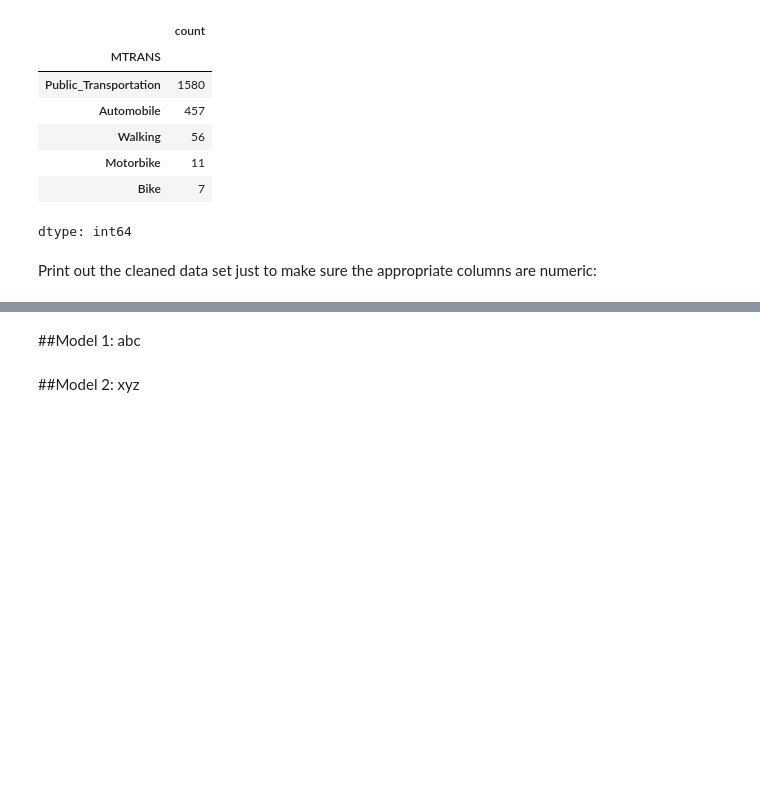
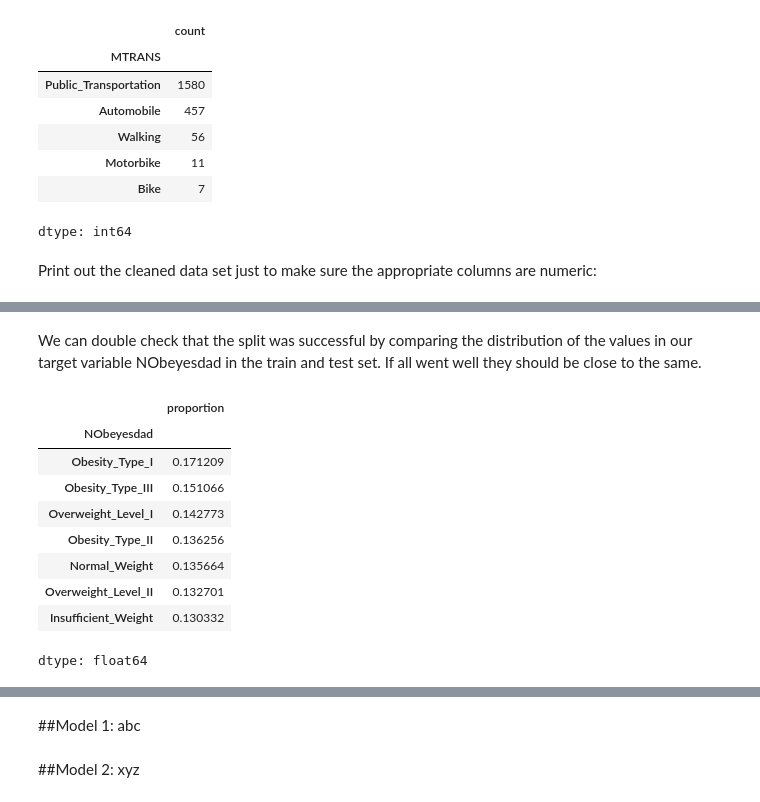
Before and after one commit to zsturk/Dat402_Proj1, a Jupyter notebook: DAT 402 Project 1.ipynb, the cells around one changed output, grey strips where cells are left out. Saved outputs shown, nothing was run; the diff lists cells and outputs as text; code cells hidden in the pictures; blank space fills up the shorter version.

```diff
--- a/DAT 402 Project 1.ipynb
+++ b/DAT 402 Project 1.ipynb
@@ -158,3 +173,23 @@ dtype: int64
 # %%
-#stuff
+#Z: If you think a 70/30 or 90/10 split would be better, let me know and I can change it! Also I set a random_state for the split
+# at 4 so that we can reproduce the same random split for cross-validation//AO
+X = numeric_df[['FCVC', 'NCP', 'CAEC', 'CH2O', 'FAF', 'TUE', 'CALC']]
+y = numeric_df["NObeyesdad"]
+
+X_train, X_test, y_train, y_test = train_test_split(X, y, random_state = 4, test_size = .20, shuffle = True)
+# %% [markdown]
+We can double check that the split was successful by comparing the distribution of the values in our target variable NObeyesdad in the train and test set. If all went well they should be close to the same.
+# %%
+y_train.value_counts(normalize=True)
+# %% [output]
+|  | proportion |
+| NObeyesdad |  |
+| Obesity_Type_I | 0.171209 |
+| Obesity_Type_III | 0.151066 |
+| Overweight_Level_I | 0.142773 |
+| Obesity_Type_II | 0.136256 |
+| Normal_Weight | 0.135664 |
+| Overweight_Level_II | 0.132701 |
+| Insufficient_Weight | 0.130332 |
+dtype: float64
 # %%
```
Also changed, not shown: parts of 10 cells of this notebook.
